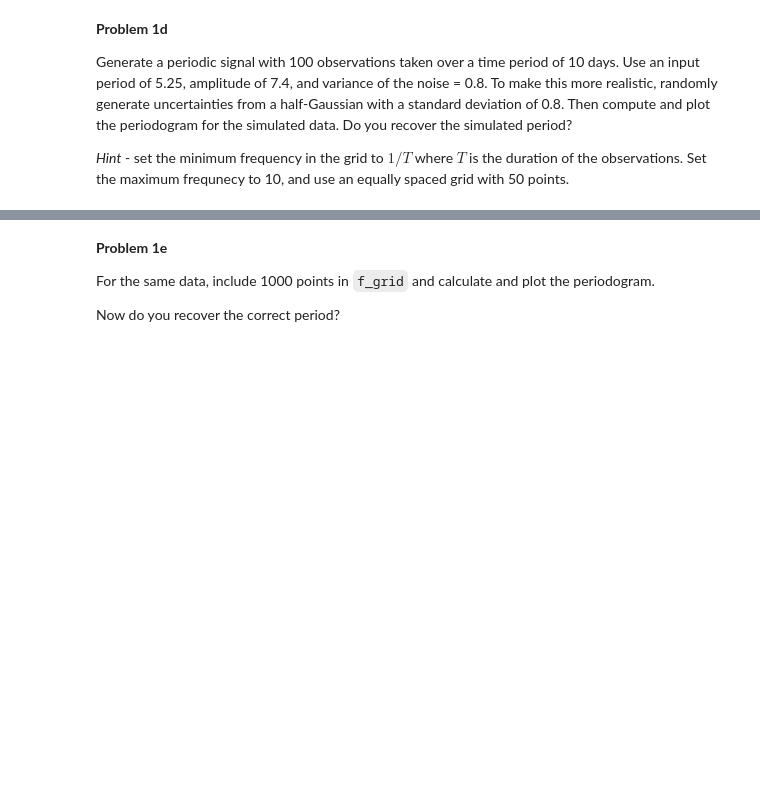
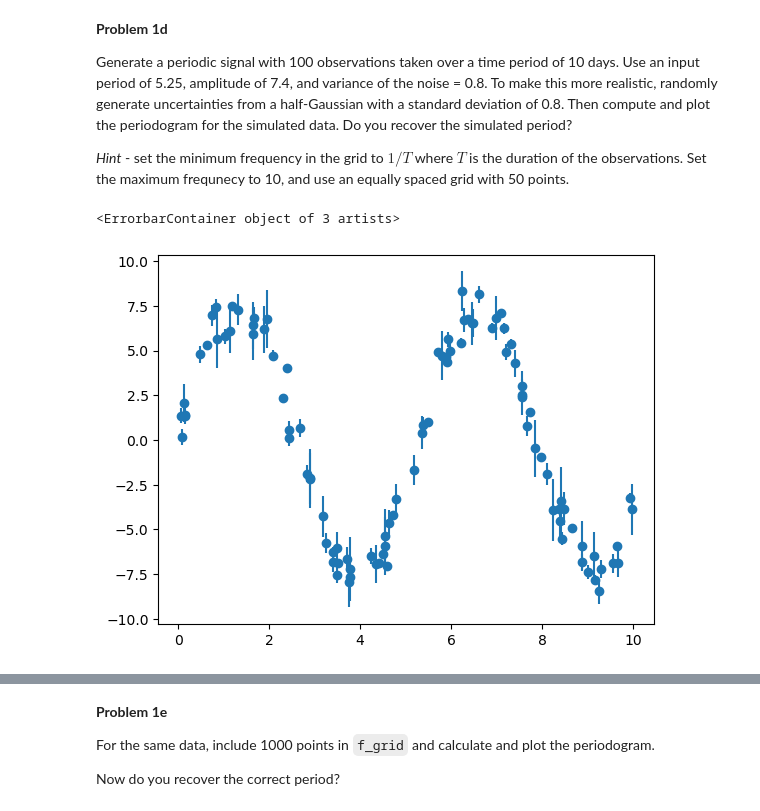
Before and after one commit to ASTR154/time-series, a Jupyter notebook: time-series.ipynb, the cells around one changed output, grey strips where cells are left out. Drawn from its saved outputs; the diff is of its cells as text; code cells hidden in the pictures; blank space fills up the shorter version.

```diff
--- a/time-series.ipynb
+++ b/time-series.ipynb
@@ -76,2 +78,12 @@ plt.errorbar(  # complete
+# %%
+rng = np.random.default_rng()
+x = np.sort(10 * rng.random(100))
+y = 7.4 * np.sin(2 * np.pi * x / 5.25) + rng.normal(0, 0.8, size=x.size)
+y_unc = np.abs(rng.normal(loc=0, scale=0.8, size=x.size))
+
+plt.errorbar(x, y, yerr=y_unc, fmt='o')
+# %% [output]
+<ErrorbarContainer object of 3 artists>
+[figure, added]
 # %%
 # calculate the periodogram
```
Also changed, not shown: parts of 27 cells of this notebook.
